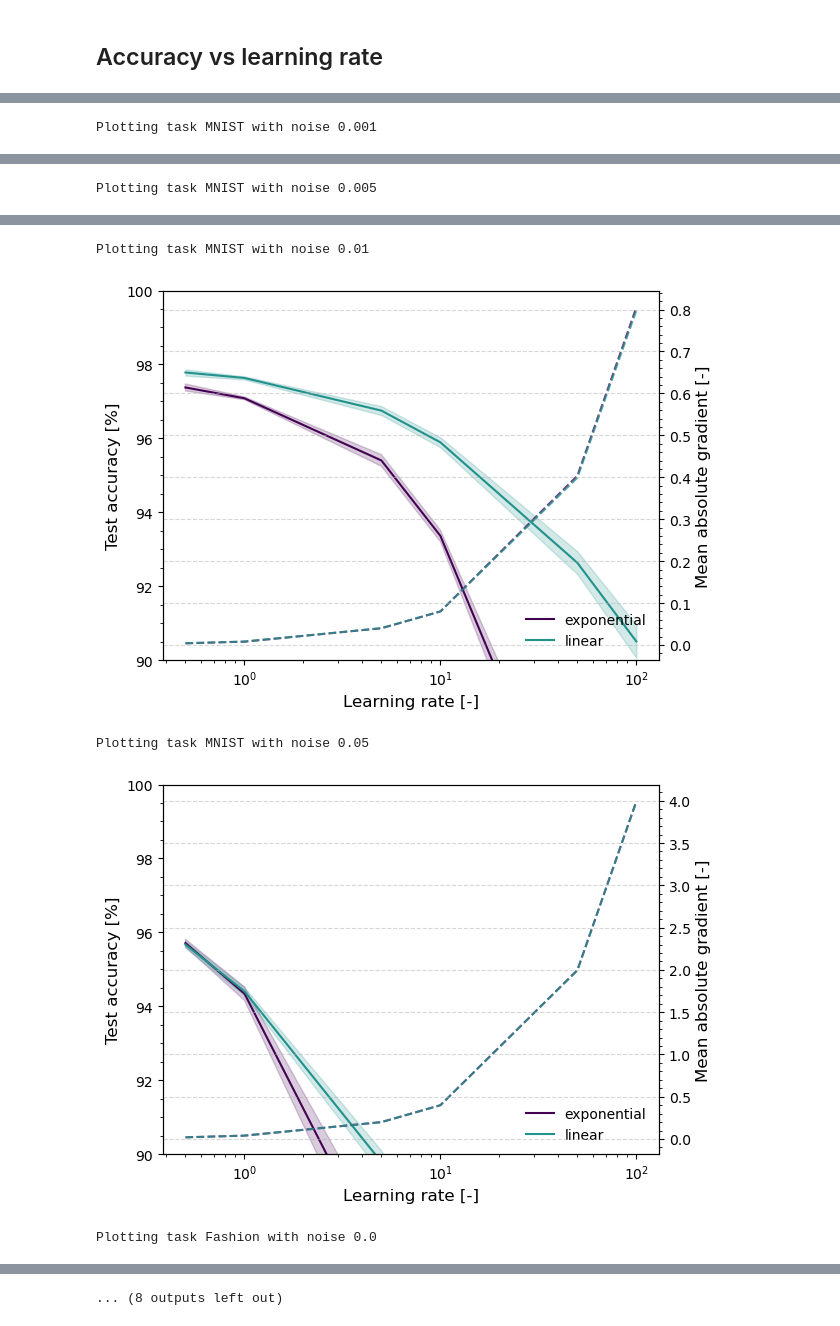
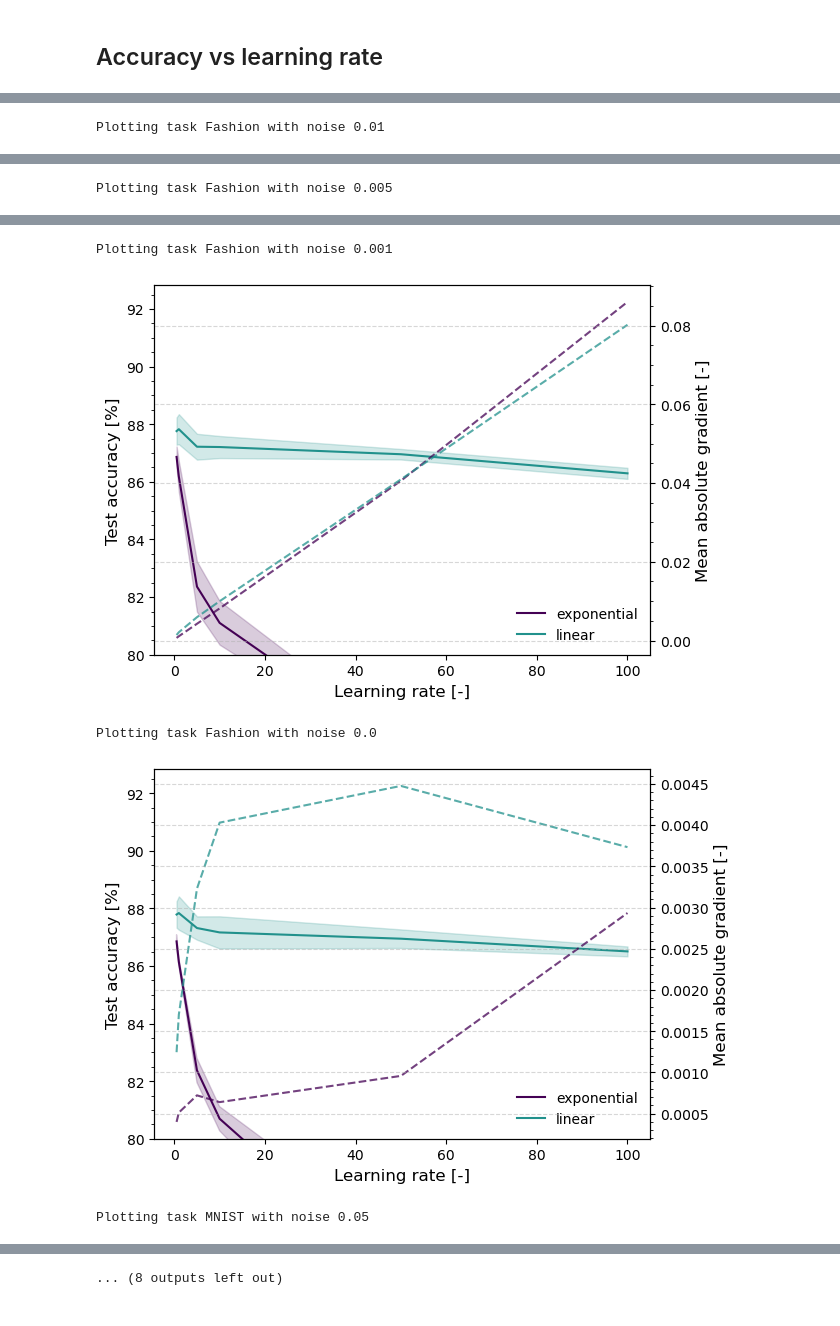
Before and after one commit to kellian-cottart/magnetoionic-simulations, a Jupyter notebook: magnetoionic-figures.ipynb, the cells around one changed output, grey strips where cells are left out. Drawn from its saved outputs; the diff is of its cells as text; code cells hidden in the pictures.

Commit message:
fix: return to grad noise

```diff
--- a/magnetoionic-figures.ipynb
+++ b/magnetoionic-figures.ipynb
@@ -123,8 +123,6 @@ for task in df["task"].unique():
         #     ax.axvline(lr, color='black', linestyle='--', alpha=0.1, zorder=-1)
         # h grid every 0.05
         ax2.grid(axis='y', which='major', linestyle='--', alpha=0.5)
-        ax.set_xscale('log')
-        ax2.set_xscale('log')
         ax2.set_ylabel("Mean absolute gradient [-]", fontsize=12)
         ax.set_xlabel("Learning rate [-]", fontsize=12)
         ax.set_ylabel("Test accuracy [%]", fontsize=12)
@@ -132,7 +130,7 @@ for task in df["task"].unique():
         ax.yaxis.set_minor_locator(AutoMinorLocator())
         ax2.yaxis.set_minor_locator(AutoMinorLocator())
         offset = 5
-        minimum = 95 if task == "MNIST" else 80
+        minimum = 80 if task == "MNIST" else 80
         maximum = min(100, df_filtered["mean"].max() + offset)
         ax.set_ylim([minimum, maximum])
         ax.set_ylim([minimum, maximum])
@@ -146 +144 @@ Plotting task MNIST with noise 0.0
-Plotting task MNIST with noise 0.001
+Plotting task Fashion with noise 0.01
@@ -148 +146 @@ Plotting task MNIST with noise 0.001
-Plotting task MNIST with noise 0.005
+Plotting task Fashion with noise 0.005
@@ -150,5 +148,5 @@ Plotting task MNIST with noise 0.005
-Plotting task MNIST with noise 0.01
+Plotting task Fashion with noise 0.001
-[figure, old version]
+[figure, new version]
-Plotting task MNIST with noise 0.05
+Plotting task Fashion with noise 0.0
-[figure, old version]
+[figure, new version]
-Plotting task Fashion with noise 0.0
+Plotting task MNIST with noise 0.05
```
Also changed, not shown: parts of 2 cells of this notebook, 4 other files.
